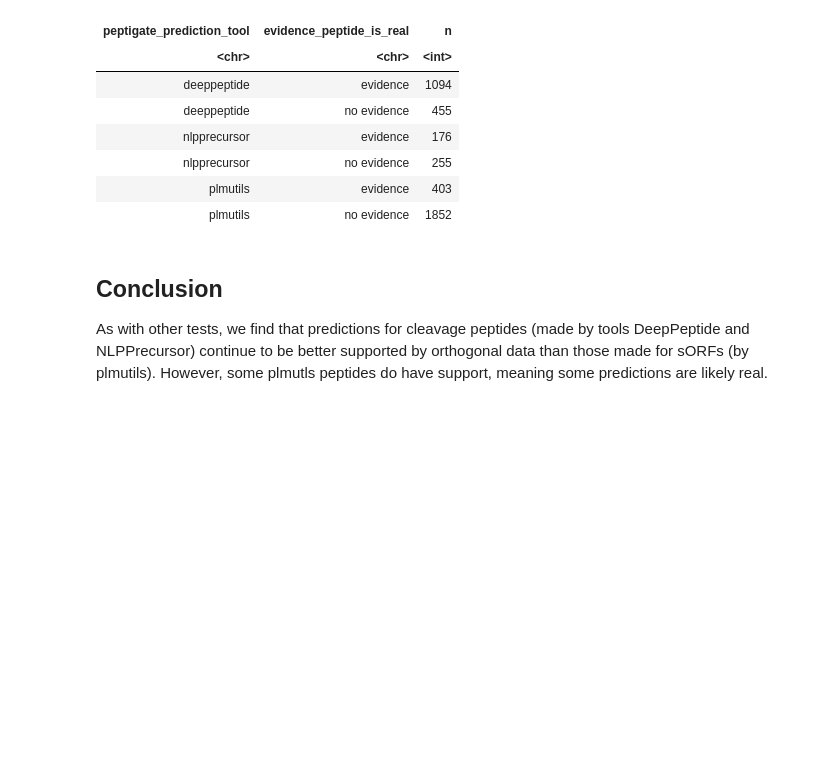
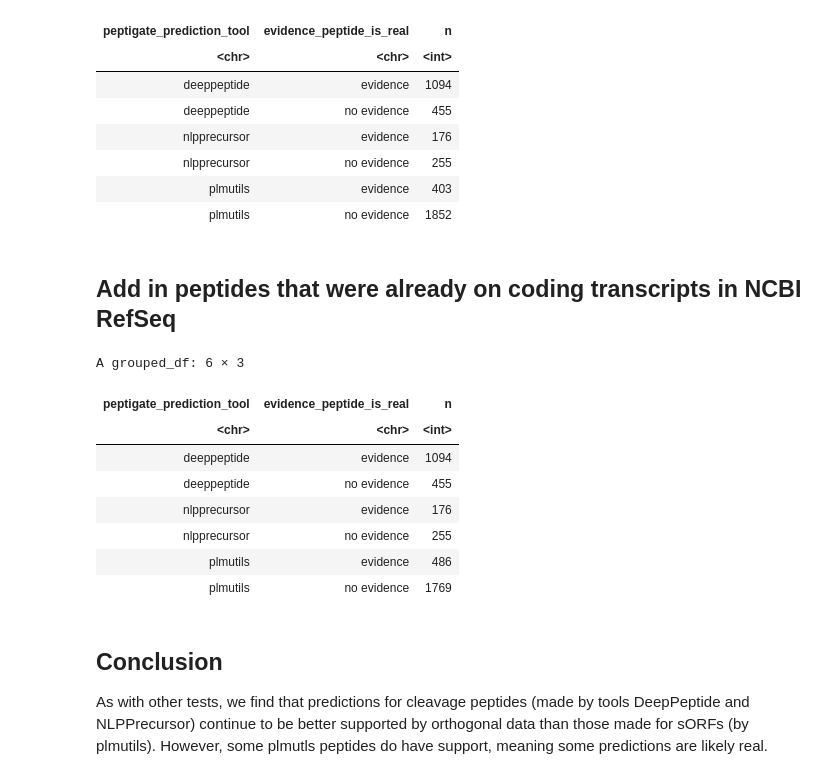
Before and after one commit to Arcadia-Science/2024-peptigate-evaluation, a Jupyter notebook: evaluation/riborf/20240329-peptigate-vs-riborf-predictions.ipynb, the cells around one changed output. Cells and saved outputs as stored; diff of their text form; code cells hidden in the pictures; blank space fills up the shorter version.

Commit message:
update riborf tallying

```diff
--- a/evaluation/riborf/20240329-peptigate-vs-riborf-predictions.ipynb
+++ b/evaluation/riborf/20240329-peptigate-vs-riborf-predictions.ipynb
@@ -309,6 +309,30 @@ A grouped_df: 6 × 3
 | nlpprecursor | no evidence | 255 |
 | plmutils | evidence | 403 |
 | plmutils | no evidence | 1852 |
+# %% [markdown]
+## Add in peptides that were already on coding transcripts in NCBI RefSeq
+# %%
+blastp2 %>%
+  mutate(evidence_peptide_is_real = ifelse(peptigate_peptipedia_blast_result == "blast hit" | riborf_blast_result_strong  == "blast hit",
+                                           "evidence",
+                                           "no evidence"),
+        evidence_peptide_is_real = ifelse(is.na(evidence_peptide_is_real), "no evidence", evidence_peptide_is_real)) %>%
+  # add in already coding by refseq
+  mutate(evidence_peptide_is_real = ifelse(peptigate_prediction_tool == "plmutils" & grepl(pattern = "^NM", x = qseqid),
+                                           "evidence",
+                                           evidence_peptide_is_real)) %>%
+  group_by(peptigate_prediction_tool, evidence_peptide_is_real) %>%
+  tally()
+# %% [output]
+A grouped_df: 6 × 3
+| peptigate_prediction_tool | evidence_peptide_is_real | n |
+| <chr> | <chr> | <int> |
+| deeppeptide | evidence | 1094 |
+| deeppeptide | no evidence | 455 |
+| nlpprecursor | evidence | 176 |
+| nlpprecursor | no evidence | 255 |
+| plmutils | evidence | 486 |
+| plmutils | no evidence | 1769 |
 # %% [markdown]
 ## Conclusion
 
```
